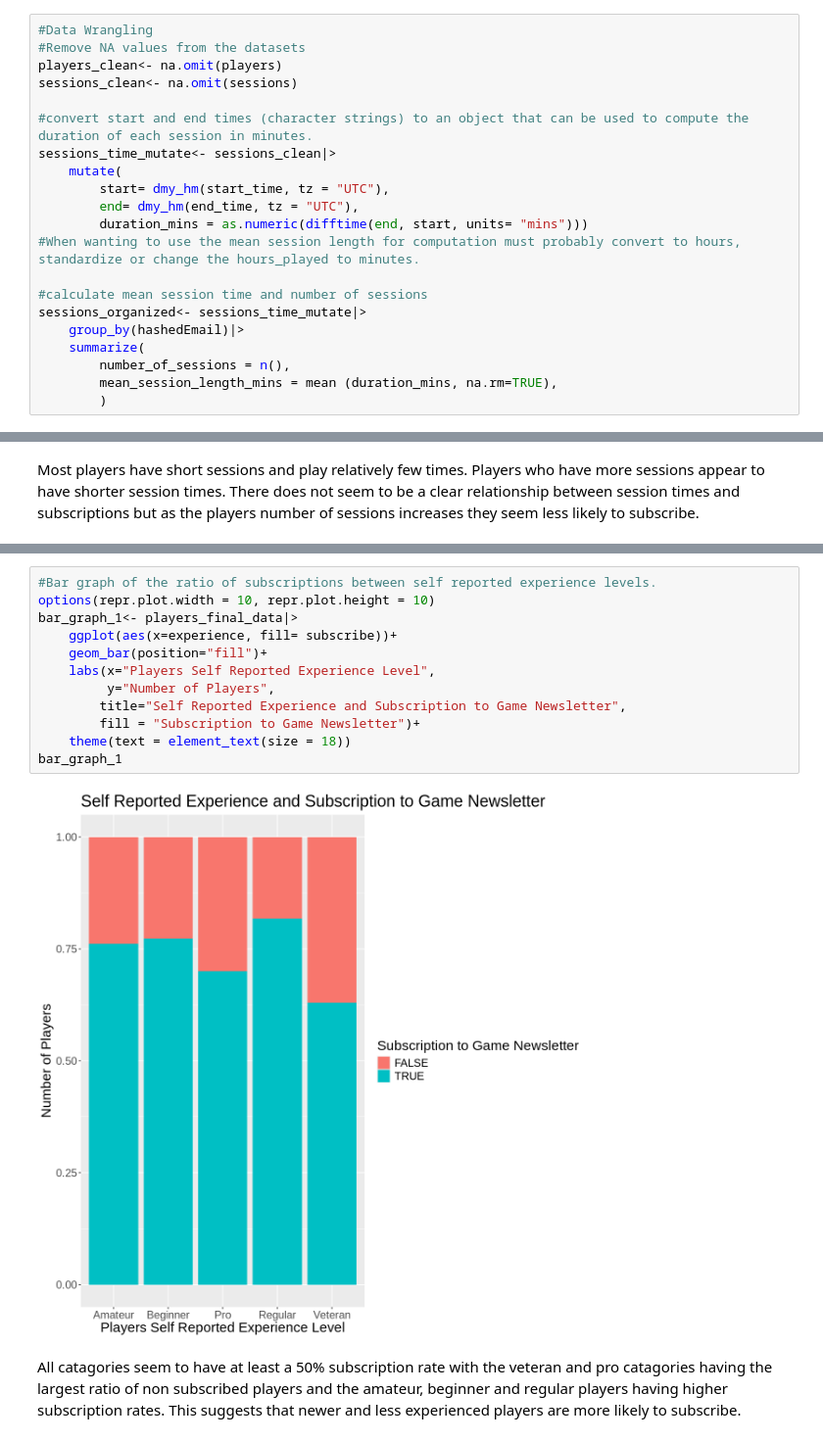
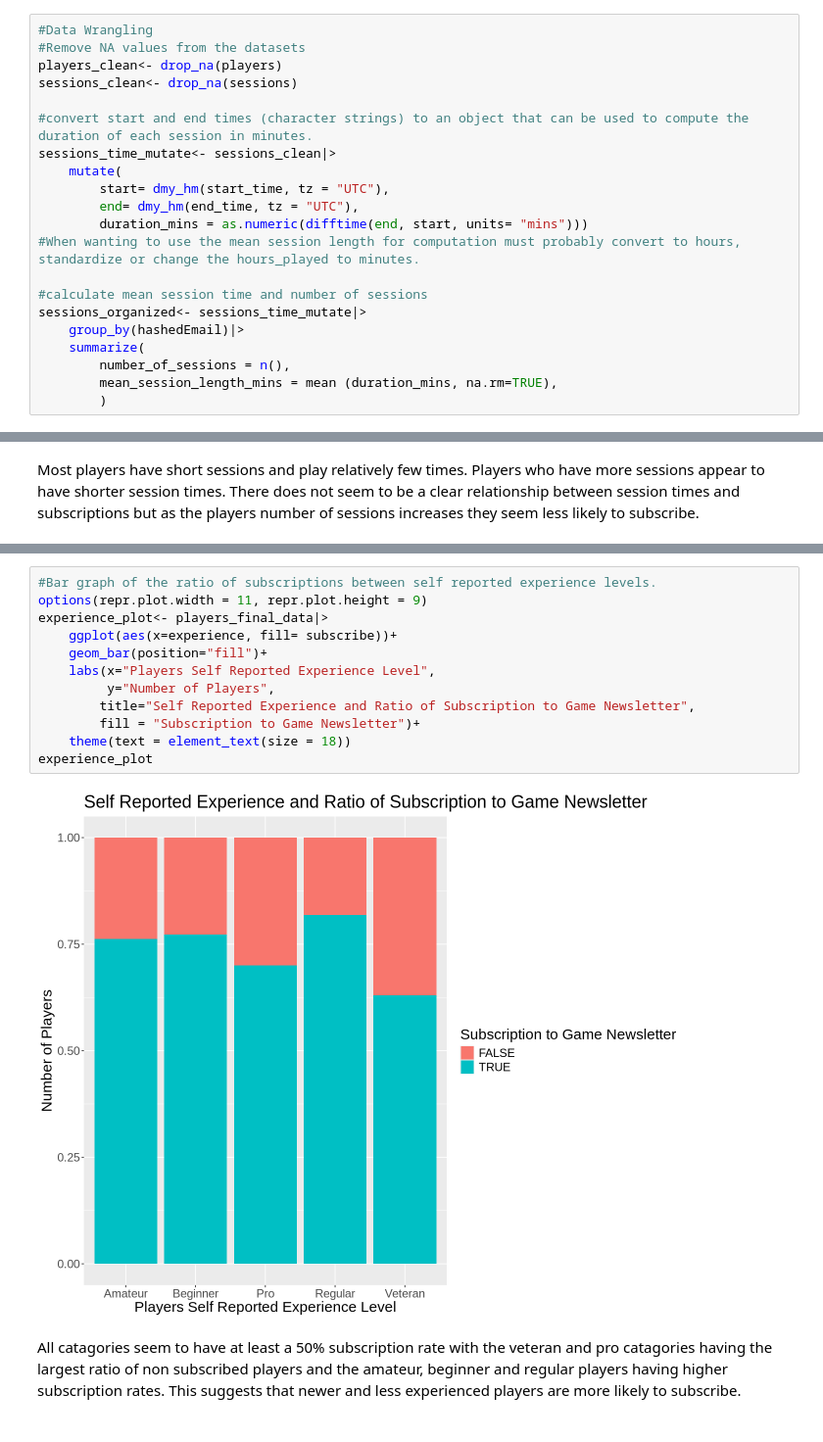
Before and after one commit to ajones200/dsci100_individual, a Jupyter notebook: Anya_individual_group10.ipynb, the cells around one changed output, grey strips where cells are left out. Shown at 98% size. Saved outputs shown, nothing was run; the diff lists cells and outputs as text.

```diff
--- a/Anya_individual_group10.ipynb
+++ b/Anya_individual_group10.ipynb
@@ -200,8 +218,8 @@ played_hours          Age
 # %%
 #Data Wrangling
 #Remove NA values from the datasets
-players_clean<- na.omit(players)
-sessions_clean<- na.omit(sessions)
+players_clean<- drop_na(players)
+sessions_clean<- drop_na(sessions)
 
 #convert start and end times (character strings) to an object that can be used to compute the duration of each session in minutes.
 sessions_time_mutate<- sessions_clean|>
@@ -282,16 +283,16 @@ There is a large number of players who have played for short amouts of time with
 # %%
 #Bar graph of the ratio of subscriptions between self reported experience levels.
-options(repr.plot.width = 10, repr.plot.height = 10)
-bar_graph_1<- players_final_data|>
+options(repr.plot.width = 11, repr.plot.height = 9)
+experience_plot<- players_final_data|>
     ggplot(aes(x=experience, fill= subscribe))+
     geom_bar(position="fill")+
     labs(x="Players Self Reported Experience Level",
          y="Number of Players",
-        title="Self Reported Experience and Subscription to Game Newsletter",
+        title="Self Reported Experience and Ratio of Subscription to Game Newsletter",
         fill = "Subscription to Game Newsletter")+
     theme(text = element_text(size = 18))
-bar_graph_1
+experience_plot
 # %% [output]
-[figure, old version]
+[figure, new version]
 # %% [markdown]
 All catagories seem to have at least a 50% subscription rate with the veteran and pro catagories having the largest ratio of non subscribed players and the amateur, beginner and regular players having higher subscription rates. This suggests that newer and less experienced players are more likely to subscribe.
```
Also changed, not shown: parts of 7 cells of this notebook.
